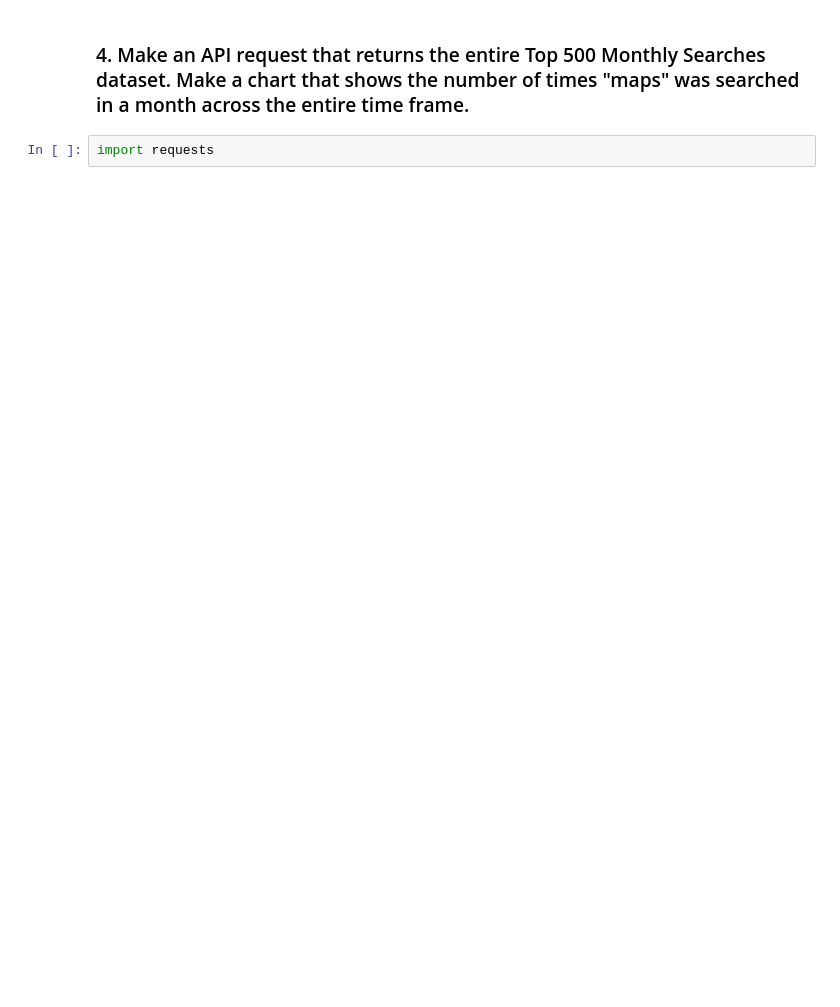
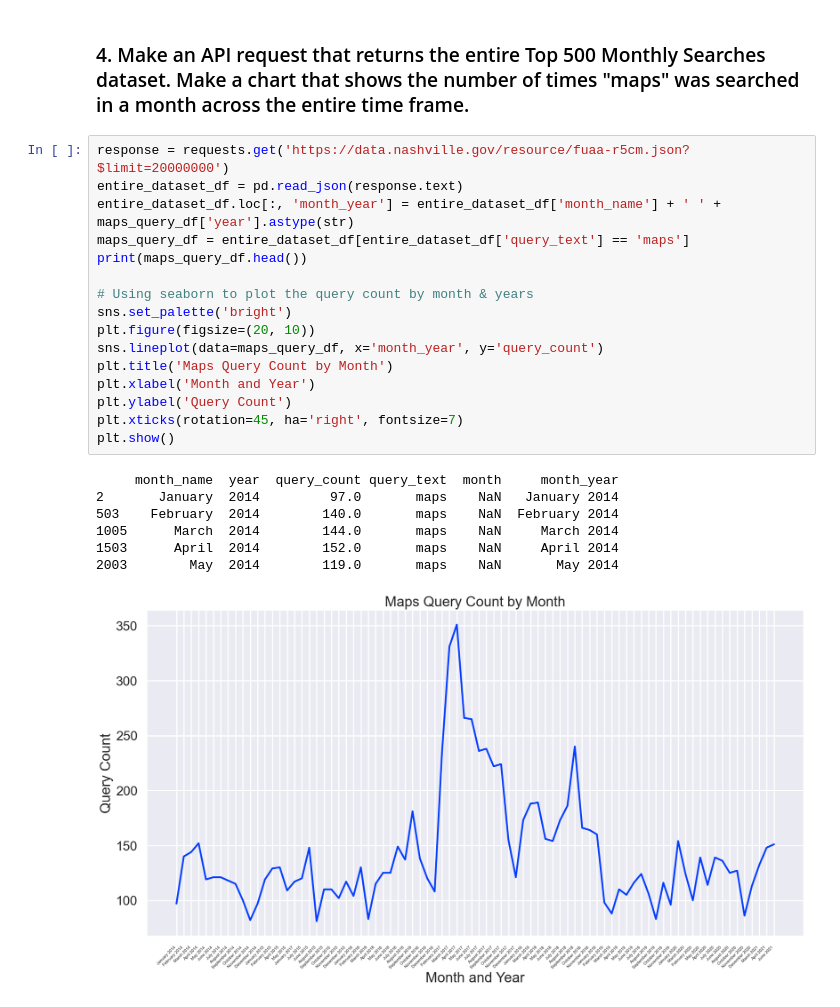
Before and after one commit to NSS-Data-Analytics-Cohort-8/socrata_api-thenicknash, a Jupyter notebook: notebooks/socrata.ipynb, the cells around one changed output. Cells and saved outputs as stored; diff of their text form; blank space fills up the shorter version.

```diff
--- a/notebooks/socrata.ipynb
+++ b/notebooks/socrata.ipynb
@@ -15,4 +39,26 @@
 # %% [markdown]
 <h3>4. Make an API request that returns the entire Top 500 Monthly Searches dataset. Make a chart that shows the number of times "maps" was searched in a month across the entire time frame.</h3>
-# %%
-import requests
+# %%
+response = requests.get('https://data.nashville.gov/resource/fuaa-r5cm.json?$limit=20000000')
+entire_dataset_df = pd.read_json(response.text)
+entire_dataset_df.loc[:, 'month_year'] = entire_dataset_df['month_name'] + ' ' + maps_query_df['year'].astype(str)
+maps_query_df = entire_dataset_df[entire_dataset_df['query_text'] == 'maps']
+print(maps_query_df.head())
+
+# Using seaborn to plot the query count by month & years
+sns.set_palette('bright')
+plt.figure(figsize=(20, 10))
+sns.lineplot(data=maps_query_df, x='month_year', y='query_count')
+plt.title('Maps Query Count by Month')
+plt.xlabel('Month and Year')
+plt.ylabel('Query Count')
+plt.xticks(rotation=45, ha='right', fontsize=7)
+plt.show()
+# %% [output]
+     month_name  year  query_count query_text  month     month_year
+2       January  2014         97.0       maps    NaN   January 2014
+503    February  2014        140.0       maps    NaN  February 2014
+1005      March  2014        144.0       maps    NaN     March 2014
+1503      April  2014        152.0       maps    NaN     April 2014
+2003        May  2014        119.0       maps    NaN       May 2014
+[figure, added]
```
Also changed, not shown: parts of 4 cells of this notebook.
